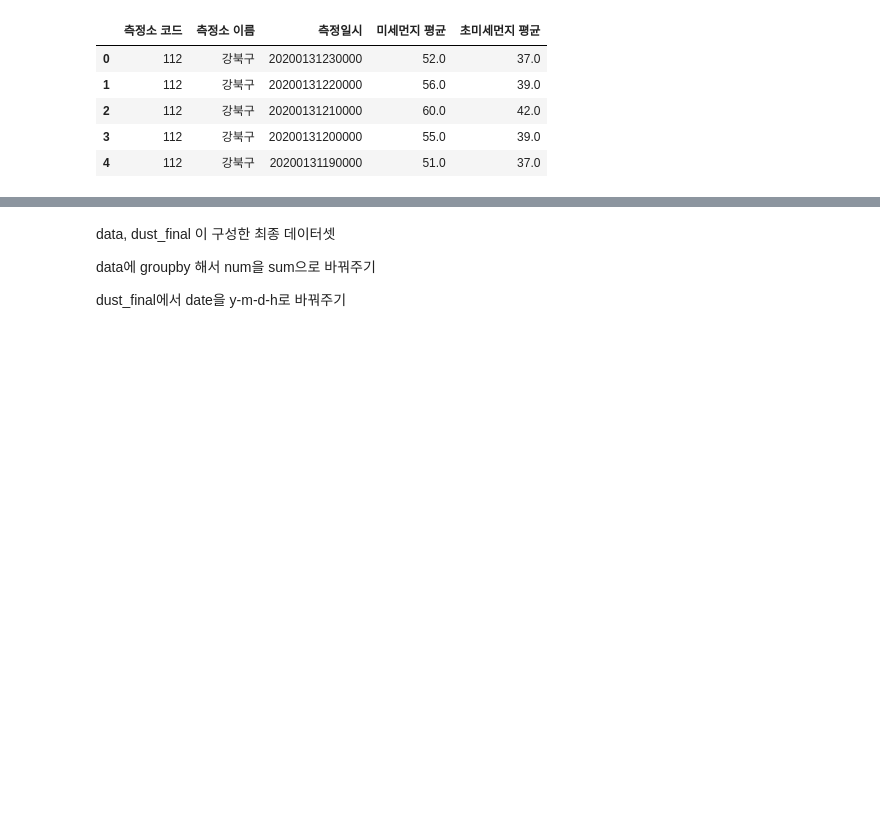
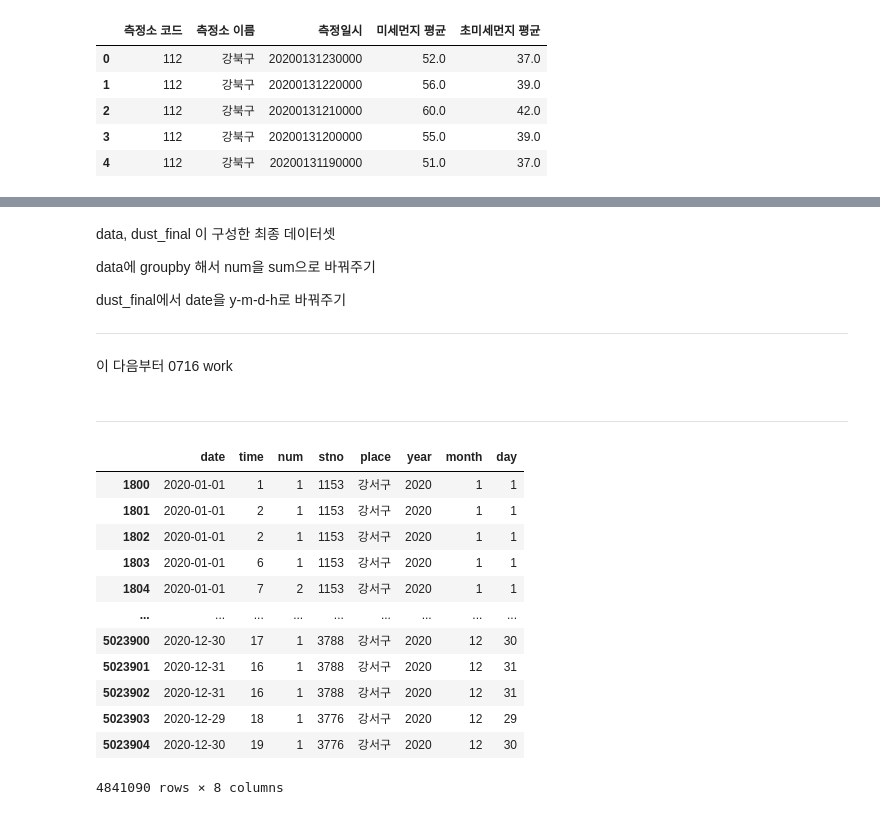
Before and after one commit to oliviachchoi/SDproject-bike-, a Jupyter notebook: 데이터_병합.ipynb, the cells around one changed output, grey strips where cells are left out. Drawn from its saved outputs; the diff is of its cells as text; code cells hidden in the pictures; blank space fills up the shorter version.

```diff
--- a/데이터_병합.ipynb
+++ b/데이터_병합.ipynb
@@ -491,3 +489,6 @@ data, dust_final 이 구성한 최종 데이터셋
 data에 groupby 해서 num을 sum으로 바꿔주기
 
 dust_final에서 date을 y-m-d-h로 바꿔주기
+
+---------
+이 다음부터 0716 work
@@ -493,0 +509,22 @@ dust_final에서 date을 y-m-d-h로 바꿔주기
+# %% [markdown]
+--------
+# %%
+data
+#우선은 data 시트는 킵 하고
+#stno, date drop 하고
+#year,month,day,time,place별로 group 하고 num을 sum시키면 될 것 같다.
+#pivot table로 조인 하면 될 것 같다.
+# %% [output]
+|  | date | time | num | stno | place | year | month | day |
+| 1800 | 2020-01-01 | 1 | 1 | 1153 | 강서구 | 2020 | 1 | 1 |
+| 1801 | 2020-01-01 | 2 | 1 | 1153 | 강서구 | 2020 | 1 | 1 |
+| 1802 | 2020-01-01 | 2 | 1 | 1153 | 강서구 | 2020 | 1 | 1 |
+| 1803 | 2020-01-01 | 6 | 1 | 1153 | 강서구 | 2020 | 1 | 1 |
+| 1804 | 2020-01-01 | 7 | 2 | 1153 | 강서구 | 2020 | 1 | 1 |
+| ... | ... | ... | ... | ... | ... | ... | ... | ... |
+| 5023900 | 2020-12-30 | 17 | 1 | 3788 | 강서구 | 2020 | 12 | 30 |
+| 5023901 | 2020-12-31 | 16 | 1 | 3788 | 강서구 | 2020 | 12 | 31 |
+| 5023902 | 2020-12-31 | 16 | 1 | 3788 | 강서구 | 2020 | 12 | 31 |
+| 5023903 | 2020-12-29 | 18 | 1 | 3776 | 강서구 | 2020 | 12 | 29 |
+| 5023904 | 2020-12-30 | 19 | 1 | 3776 | 강서구 | 2020 | 12 | 30 |
+4841090 rows × 8 columns
```
Also changed, not shown: parts of 16 cells of this notebook.
